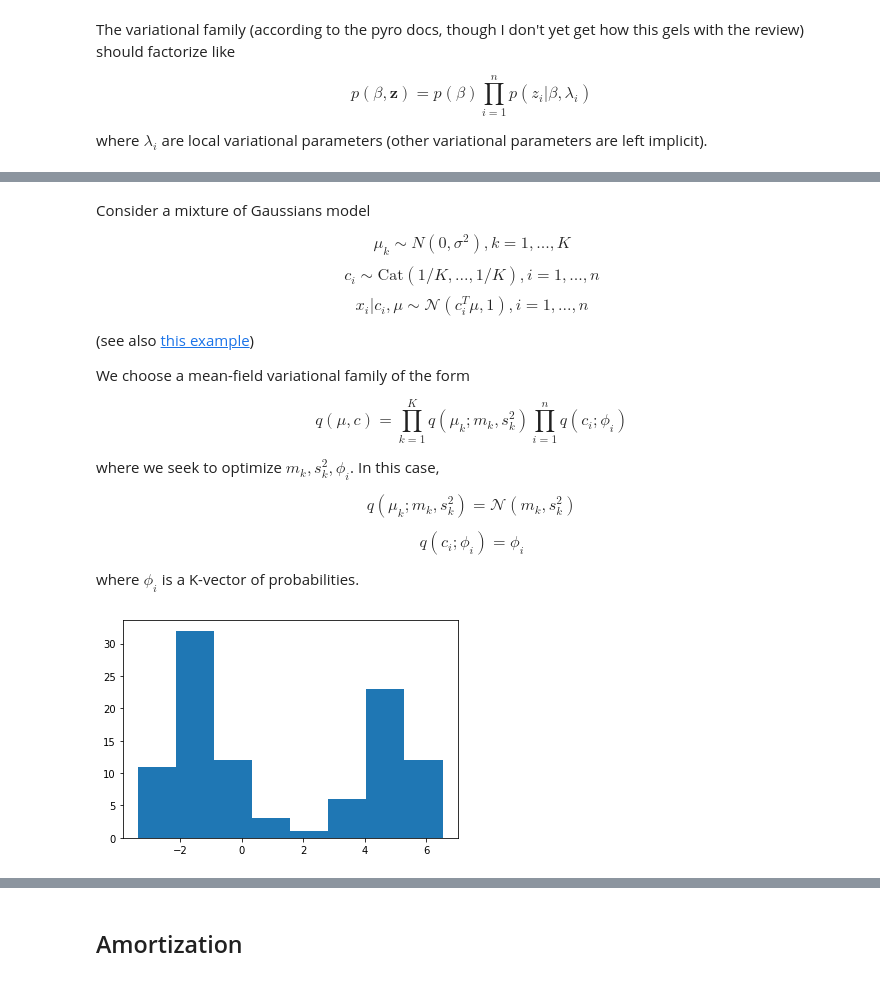
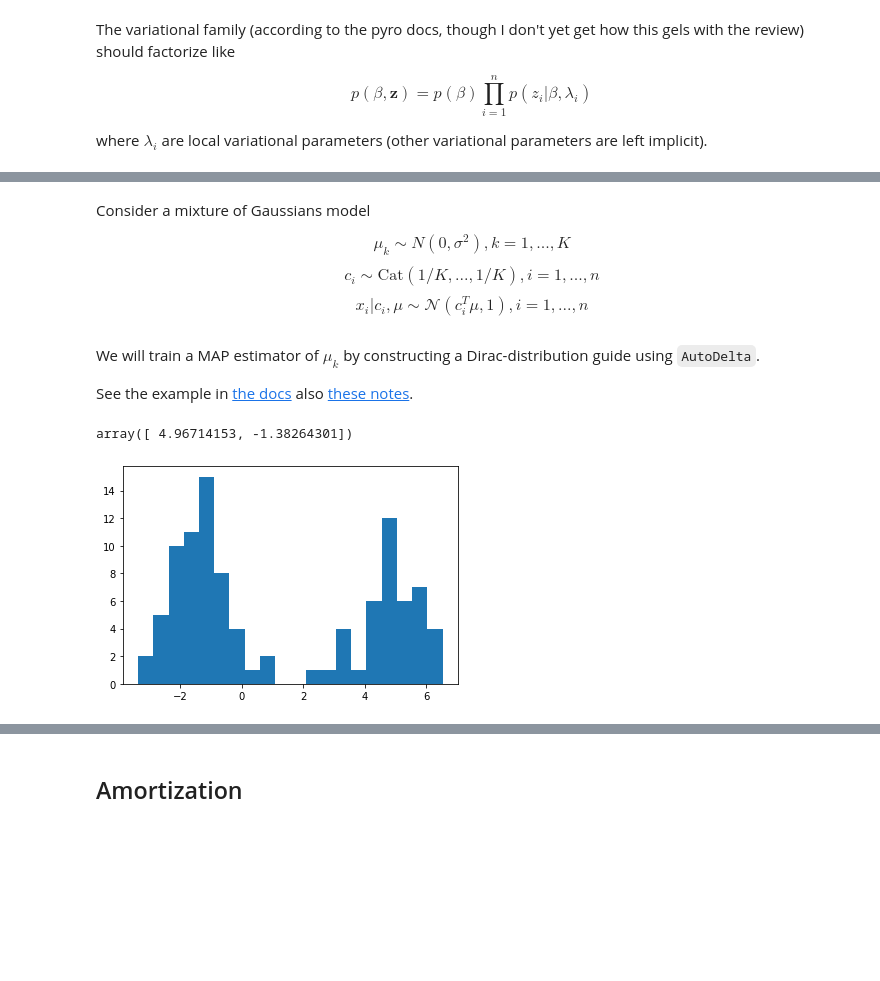
Before and after one commit to jaryaman/ML_demos, a Jupyter notebook: Notebooks/pyro/2-stochastic-variational-inference.ipynb, the cells around one changed output, grey strips where cells are left out. Saved outputs shown, nothing was run; the diff lists cells and outputs as text; code cells hidden in the pictures; blank space fills up the shorter version.

```diff
--- a/Notebooks/pyro/2-stochastic-variational-inference.ipynb
+++ b/Notebooks/pyro/2-stochastic-variational-inference.ipynb
@@ -140,17 +142,7 @@ Consider a mixture of Gaussians model
 $$\mu_k \sim N(0, \sigma^2), k=1,...,K$$
 $$c_i \sim \text{Cat}(1/K, ..., 1/K), i=1,...,n$$
 $$x_i|c_i,\mu \sim \mathcal{N}(c_i^T \mu, 1), i=1,...,n$$
-
-(see also [this example](https://pyro.ai/examples/gmm.html))
-
-We choose a mean-field variational family of the form
-
-$$q(\mu, c) = \prod_{k=1}^K q(\mu_k; m_k, s^2_k) \prod_{i=1}^n q(c_i; \phi_i)$$
-
-where we seek to optimize $m_k, s^2_k, \phi_i$. In this case,
-
-$$q(\mu_k; m_k, s^2_k) = \mathcal{N}(m_k, s^2_k) $$
-
-$$q(c_i; \phi_i) = \phi_i$$
-
-where $\phi_i$ is a K-vector of probabilities.
+# %% [markdown]
+We will train a MAP estimator of $\mu_k$ by constructing a Dirac-distribution guide using `AutoDelta`.
+
+See the example in [the docs](https://pyro.ai/examples/gmm.html) also [these notes](https://bookdown.org/robertness/causalml/docs/tutorial-on-deep-probabilitic-modeling-with-pyro.html#gaussian-mixture-model-1).
@@ -167,7 +169,11 @@ d = []
 for i, c in enumerate(ci):
     d.append(np.random.normal(mu_k[c], sigma))
 d = np.hstack(d)
+# %%
+mu_k
+# %% [output]
+array([ 4.96714153, -1.38264301])
 # %%
-plt.hist(d, bins='auto');
+plt.hist(d, bins=int(sigma_mu)*2);
 # %% [output]
-[figure, old version]
+[figure, new version]
```
Also changed, not shown: parts of 21 cells of this notebook.
